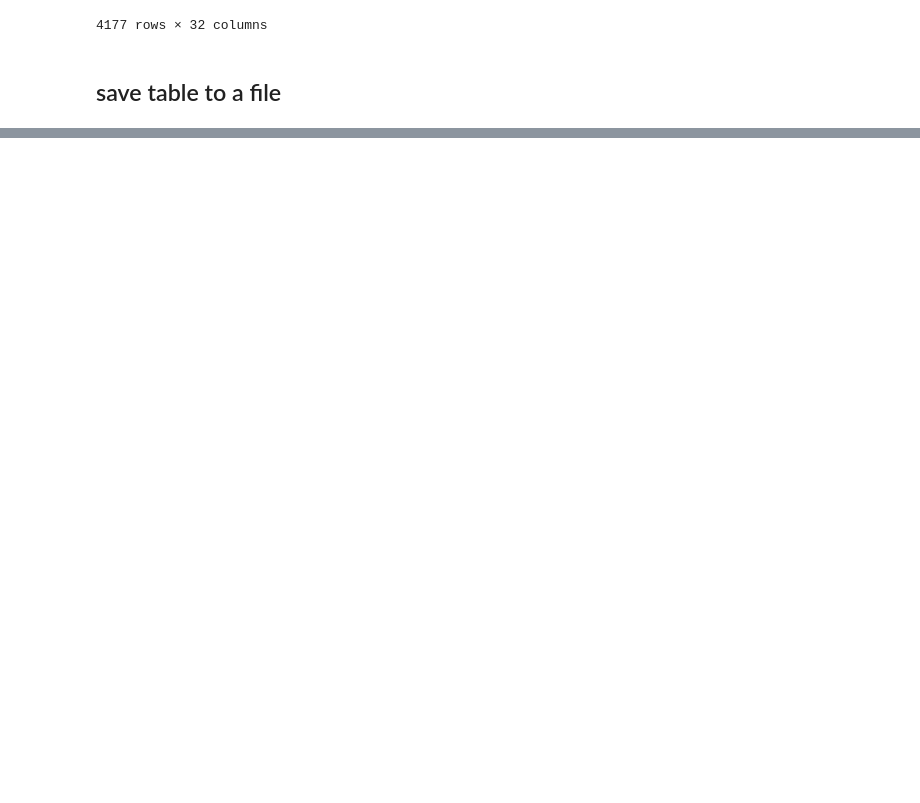
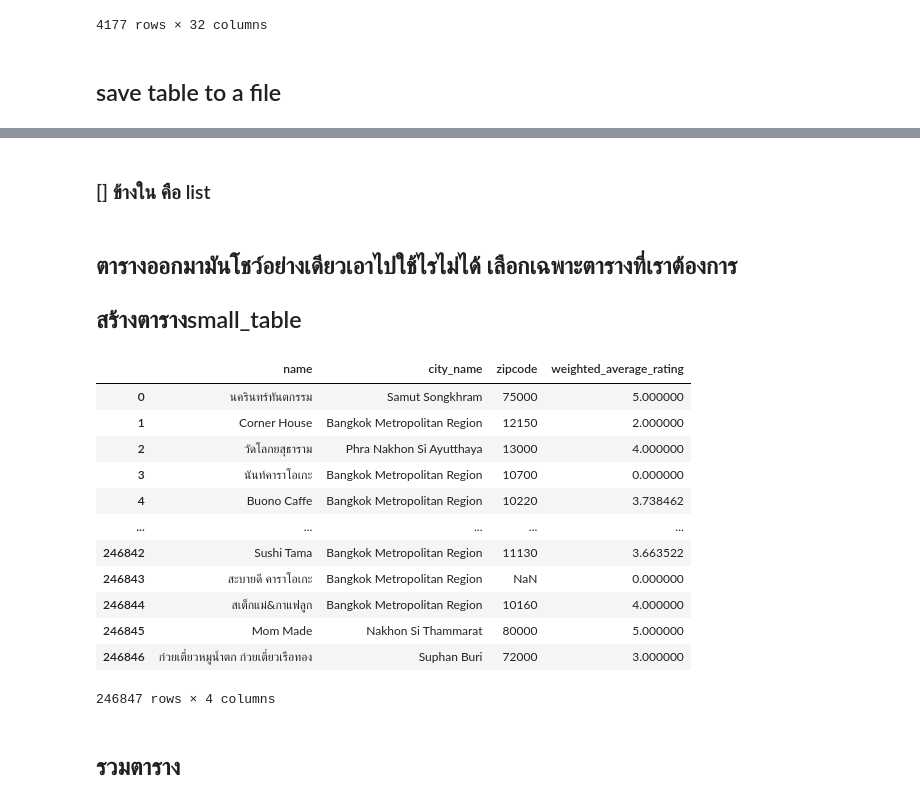
Before and after one commit to Kanchanafai/python_dataviz, a Jupyter notebook: Pandas 101.ipynb, the cells around one changed output, grey strips where cells are left out. Drawn from its saved outputs; the diff is of its cells as text; code cells hidden in the pictures; blank space fills up the shorter version.

```diff
--- a/Pandas 101.ipynb
+++ b/Pandas 101.ipynb
@@ -300,0 +339,24 @@ kk.to_csv('test.csv')
+# %% [markdown]
+ ### [] ข้างใน คือ list
+# %% [markdown]
+## ตารางออกมามันโชว์อย่างเดียวเอาไปใช้ไรไม่ได้ เลือกเฉพาะตารางที่เราต้องการ
+## สร้างตารางsmall_table
+# %%
+small_table = w_restaurant_df[['name','city_name','zipcode','weighted_average_rating']]
+small_table
+# %% [output]
+|  | name | city_name | zipcode | weighted_average_rating |
+| 0 | นครินทร์ทันตกรรม | Samut Songkhram | 75000 | 5.000000 |
+| 1 | Corner House | Bangkok Metropolitan Region | 12150 | 2.000000 |
+| 2 | วัดโลกยสุธาราม | Phra Nakhon Si Ayutthaya | 13000 | 4.000000 |
+| 3 | นันท์คาราโอเกะ | Bangkok Metropolitan Region | 10700 | 0.000000 |
+| 4 | Buono Caffe | Bangkok Metropolitan Region | 10220 | 3.738462 |
+| ... | ... | ... | ... | ... |
+| 246842 | Sushi Tama | Bangkok Metropolitan Region | 11130 | 3.663522 |
+| 246843 | สะบายดี คาราโอเกะ | Bangkok Metropolitan Region | NaN | 0.000000 |
+| 246844 | สเต็กแม่&กาแฟลูก | Bangkok Metropolitan Region | 10160 | 4.000000 |
+| 246845 | Mom Made | Nakhon Si Thammarat | 80000 | 5.000000 |
+| 246846 | ก๋วยเตี๋ยวหมูน้ำตก ก๋วยเตี๋ยวเรือทอง | Suphan Buri | 72000 | 3.000000 |
+246847 rows × 4 columns
+# %% [markdown]
+## รวมตาราง
```
Also changed, not shown: parts of 41 cells of this notebook.
